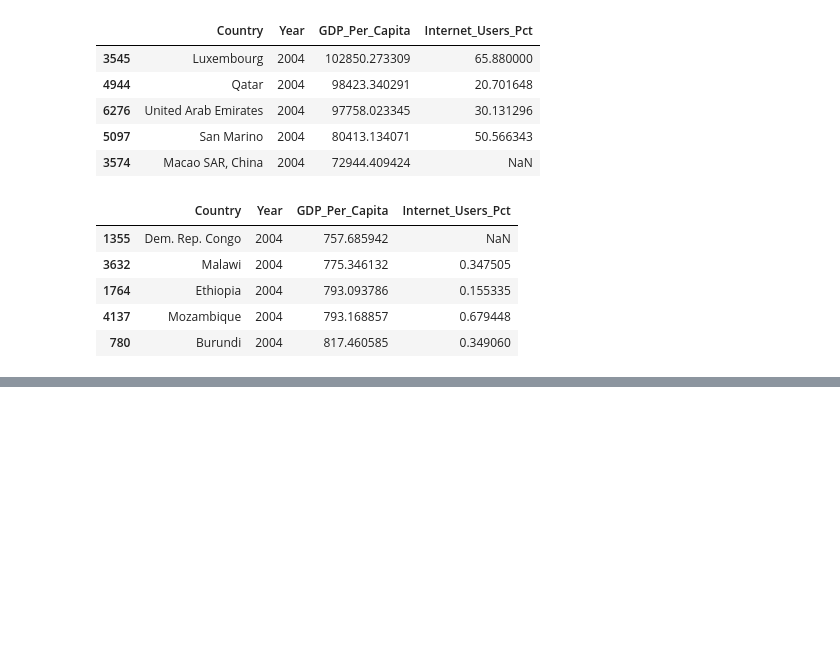
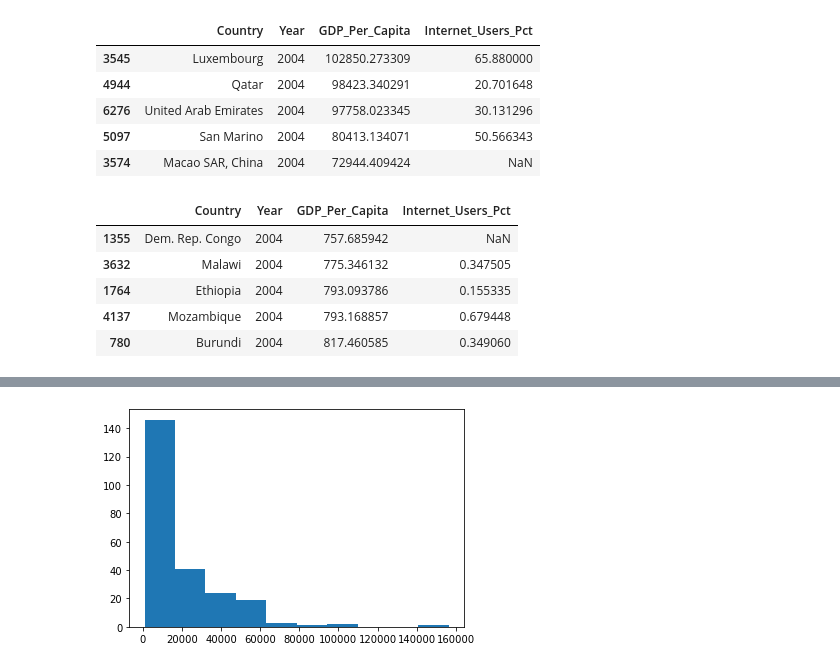
Before and after one commit to Cristian-Vargas9/gdp-and-internet-usage-Cristian-Vargas9, a Jupyter notebook: Project/GDP_Project.ipynb, the cells around one changed output, grey strips where cells are left out. Cells and saved outputs as stored; diff of their text form; code cells hidden in the pictures; blank space fills up the shorter version.

```diff
--- a/Project/GDP_Project.ipynb
+++ b/Project/GDP_Project.ipynb
@@ -235,0 +302,4 @@ gdp_per_capita_2004_min
+# %%
+plt.hist(gdp_and_internet_use_2014.GDP_Per_Capita, bins = 10);
+# %% [output]
+[figure, added]
```
Also changed, not shown: parts of 13 cells of this notebook.
